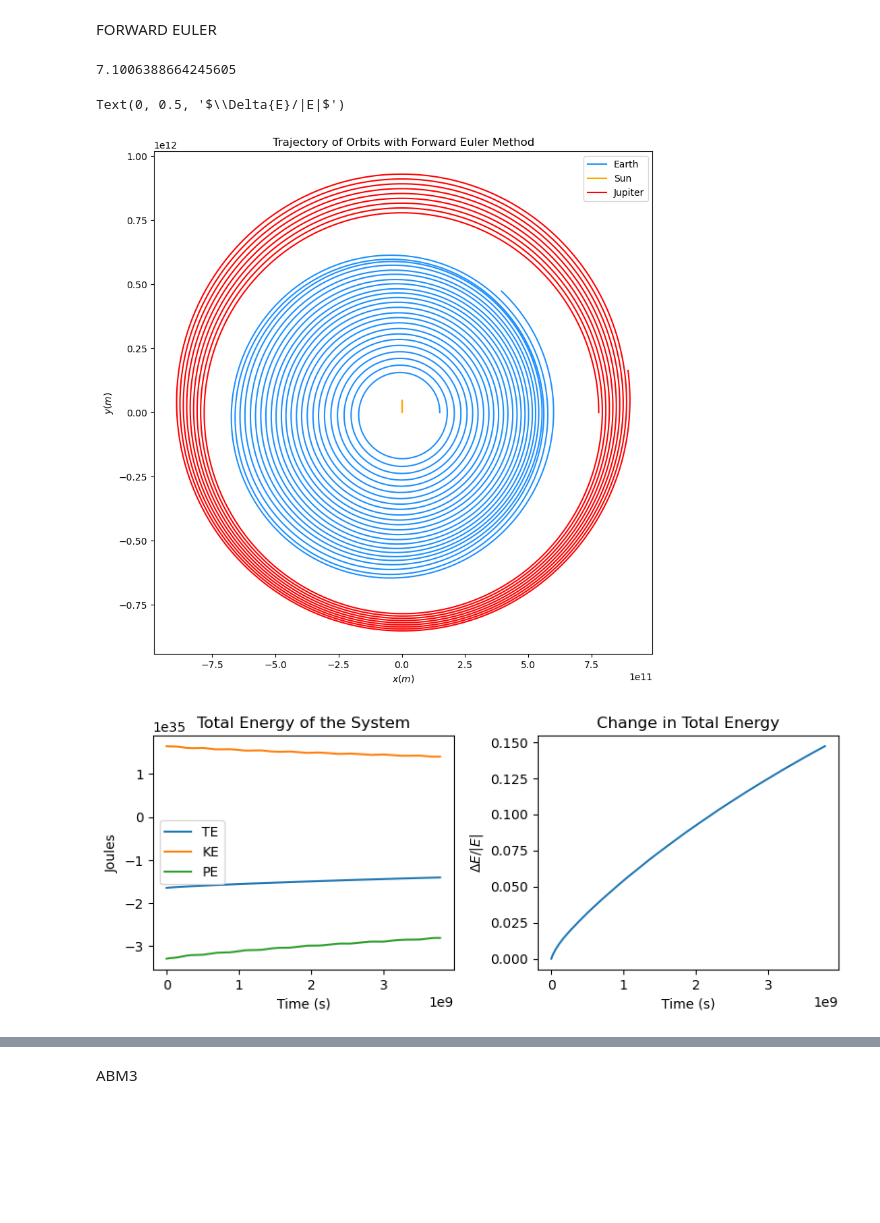
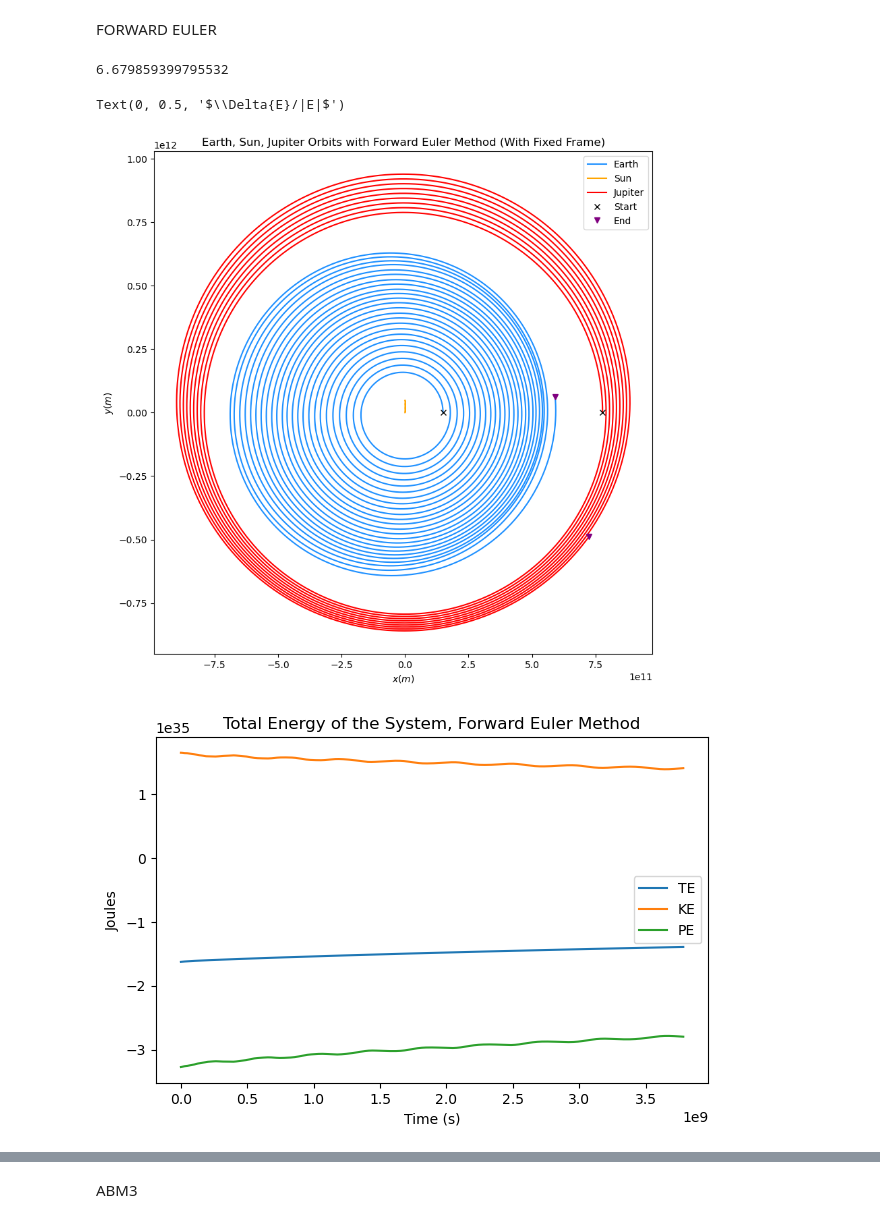
Before and after one commit to Zoinkadoinka/AE370-Project-1, a Jupyter notebook: Official Numerical Method Testing .ipynb, the cells around one changed output, grey strips where cells are left out. Cells and saved outputs as stored; diff of their text form; code cells hidden in the pictures; blank space fills up the shorter version.

Commit message:
fixed all forward euler graphs

```diff
--- a/Official Numerical Method Testing .ipynb
+++ b/Official Numerical Method Testing .ipynb
@@ -11,9 +11,9 @@ Ms = 1.989e30                     # Mass of Sun in kg
 Mj = 1.89813e27               # Mass of Jupiter in kg
 
 # Initial Positions of the Planets (vectors)
-Re = np.array([1.496e11*1,0,0]) #1 AU away from the sun converted to m
+Re = np.array([1.496e11*1,0,np.sin(0.1265364)*1.496e11*1]) #1 AU away from the sun converted to m
 Rs = np.array([0,0,0])
-Rj = np.array([1.496e11*5.2,0,0]) #5.2 AU away from the sun converted to m
+Rj = np.array([1.496e11*5.2,0,np.sin(0.1062906)*1.496e11*5.2]) #5.2 AU away from the sun converted to m
 
 # Initial Velocity of the Planets (vectors)
 Ve = np.array([0,30e3,0])
@@ -267,7 +267,13 @@ ax1.plot(u[:,0],u[:,1],"dodgerblue", label = "Earth")
 ax1.plot(u[:,3],u[:,4],"orange", label = "Sun")
 ax1.plot(u[:,6],u[:,7],"r", label = "Jupiter")
 
-ax1.set_title("Trajectory of Orbits with Forward Euler Method")
+ax1.plot(u[0][0], u[0][1],'x', color = "black", label = "Start")
+ax1.plot(u[0][6], u[0][7],'x', color = "black")
+
+ax1.plot(u[-1][0], u[-1][1],'v', color = "purple", label = "End")
+ax1.plot(u[-1][6], u[-1][7],'v', color = "purple")
+
+ax1.set_title("Earth, Sun, Jupiter Orbits with Forward Euler Method (With Fixed Frame)")
 ax1.set_xlabel("$x(m)$")
 ax1.set_ylabel("$y(m)$")
 ax1.legend()
@@ -275,7 +281,7 @@ ax1.legend()
 
 # Energy Plot
 
-fig_energy = plt.figure(figsize=(8, 6), tight_layout=True)
+fig_energy = plt.figure(figsize=(12, 8), tight_layout=True)
 
 ax2 = fig_energy.add_subplot(221)
 
@@ -287,36 +293,38 @@ earth_velocity = np.array([u[:,9], u[:,10], u[:,11]]).T
 sun_velocity = np.array([u[:,12], u[:,13], u[:,14]]).T
 jupiter_velocity = np.array([u[:,15], u[:,16], u[:,17]]).T
 
 
 #Plotting Energy
 TotalEnergy = []
 TotalKineticEnergy = []
 TotalPotentialEnergy = []
 for i in range(len(times)):
     TE, KE, PE = Total_Energy(Me, Ms, Mj, earth_position[i], sun_position[i], jupiter_position[i], earth_velocity[i], sun_velocity[i], jupiter_velocity[i])
     TotalEnergy.append(TE)
     TotalKineticEnergy.append(KE)
     TotalPotentialEnergy.append(PE)
 
 ax2.plot(times, TotalEnergy, label = "TE")
 ax2.plot(times, TotalKineticEnergy, label = "KE")
 ax2.plot(times, TotalPotentialEnergy, label = "PE")
-ax2.set_title("Total Energy of the System")
+ax2.set_title("Total Energy of the System, Forward Euler Method")
 ax2.set_xlabel("Time (s)")
 ax2.set_ylabel("Joules")
 ax2.legend()
 
 #Change in Energy
-ax3 = fig_energy.add_subplot(222)
+fig_energychange = plt.figure(figsize=(12, 8), tight_layout=True)
+
+ax3 = fig_energychange.add_subplot(222)
 
 deltaE = (TotalEnergy-TotalEnergy[0])/np.absolute(TotalEnergy[0])
 
 ax3.plot(times, deltaE)
-ax3.set_title("Change in Total Energy")
+ax3.set_title("Change in Total Energy, Forward Euler Method")
 ax3.set_xlabel("Time (s)")
 ax3.set_ylabel("$\Delta{E}/|E|$")
 # %% [output]
-7.1006388664245605
+6.679859399795532
 Text(0, 0.5, '$\\Delta{E}/|E|$')
-[figure, old version]
+[figure, new version]
-[figure, old version]
+[figure, new version]
```
Also changed, not shown: parts of 8 cells of this notebook.
